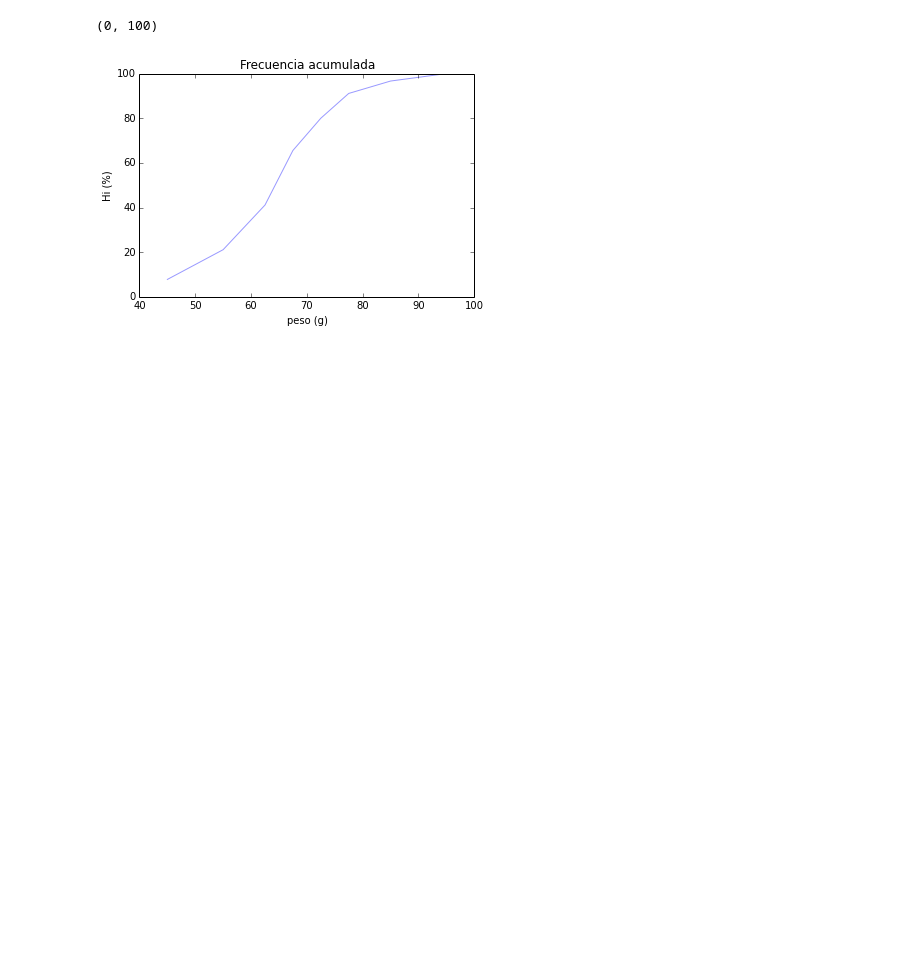
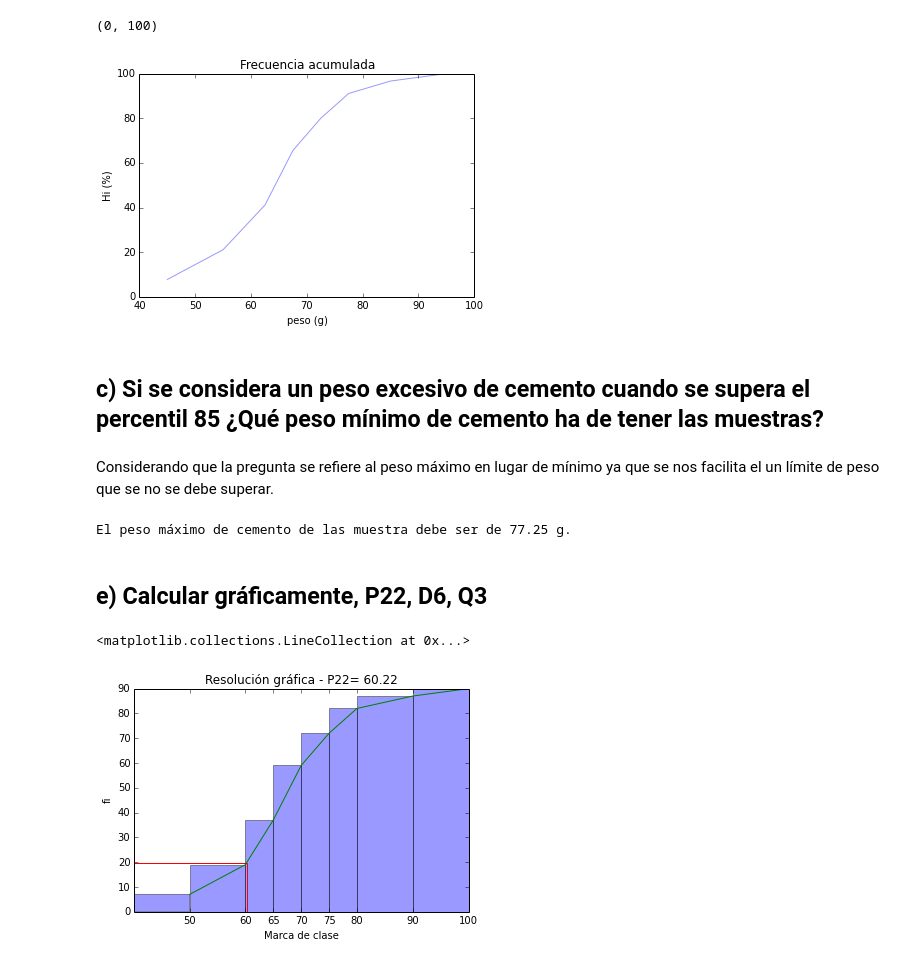
Before and after one commit to franktoffel/UA-MIMAT, a Jupyter notebook: Prob estadistica monodimensional.ipynb, the cells around one changed output. Saved outputs shown, nothing was run; the diff lists cells and outputs as text; code cells hidden in the pictures; blank space fills up the shorter version.

Commit message:
print_v
Versión para imprimir

```diff
--- a/Prob estadistica monodimensional.ipynb
+++ b/Prob estadistica monodimensional.ipynb
@@ -195,13 +195,18 @@ Intervalos de clase,	fi;
 Antes de resolver vamos a generar una función que cree la tabla generada en el problema 1. Así evitaremos reescribir código para realizar la misma operación
 # %%
 # Creamos una clase vacía que no será útil para "acumular" los resultados dentro de una variable
-class problema:
+
+class problema(object):
     pass
 
-# Creamos la función para generar la tabla de frecuencias
+# Creamos la función para generar la tabla de frecuencias.
 
-def tabla_frec(Linf,Lsup,fi):  # Crea una tabla de frecuencias a partir de datos
-    """Genera tabla de frecuencias a paritr de los intervalos de calase y frecuencias dadas"""
+# Nota: Estas funciones se pueden añadir dentro de la clase para tener métodos y una programación orientada a objetos
+# más eficiente y sencilla de mantener. Por el momento se obviará dicha posibilidad manteniéndose una programación
+# de tipo funcional.
+
+def tabla_frec(Linf,Lsup,fi):  # Función que crea una tabla de frecuencias a partir de datos
+    """Genera tabla de frecuencias a partir de los intervalos de clase y frecuencias dadas"""
     xi = (Linf+Lsup)/2 # Marca de clase
     c = Lsup-Linf # Tamaño de clase
 
@@ -708,3 +711,48 @@ plt.ylim(0,100)
 # %% [output]
 (0, 100)
 [figure]
+# %% [markdown]
+## c) Si se considera un peso excesivo de cemento  cuando se supera el percentil 85 ¿Qué peso mínimo de cemento ha de tener las muestras?
+# %% [markdown]
+Considerando que la pregunta se refiere al peso máximo en lugar de mínimo ya que se nos facilita el un límite de peso que se no se debe superar.
+# %%
+percentil = 85
+valor_p_cemento_max = PercentilAg(percentil,p6.Linf,p6.Lsup,p6.fi)
+print('El peso máximo de cemento de las muestra debe ser de '+str(round(valor_p_cemento_max,2))+ ' g.')
+# %% [output]
+El peso máximo de cemento de las muestra debe ser de 77.25 g.
+# %% [markdown]
+## e) Calcular gráficamente, P22, D6, Q3
+# %%
+p22 = 22
+valor_p22 = PercentilAg(p22,p6.Linf,p6.Lsup,p6.fi)
+
+d6 = 60
+valor_d6 = PercentilAg(d6,p6.Linf,p6.Lsup,p6.fi)
+
+q3 = 75
+valor_q3 = PercentilAg(q3,p6.Linf,p6.Lsup,p6.fi)
+
+p6.data = gendatos(p6.df['xi'],p6.fi)
+
+bins = (40,50,60,65,70,75,80,90,100)
+
+plt.hist(p6.data, bins, alpha=0.4, cumulative=True,)
+plt.title(u'Resolución gráfica - P22= ' + str(round(valor_p22,2)))
+plt.xlabel(u'Marca de clase')
+plt.ylabel(u'fi')
+plt.xticks(p6.Lsup)
+
+plt.plot(p6.Lsup,p6.df['Fi'])
+
+x_graf = valor_p22
+y_graf = np.sum(p6.fi)*p22/100
+
+# Línea horizontal
+plt.hlines(y=y_graf, xmin=40, xmax=x_graf, color='red', zorder=1)
+
+# Línea vertical
+plt.vlines(x=x_graf, ymin=0, ymax=y_graf, color='red', zorder=2)
+# %% [output]
+<matplotlib.collections.LineCollection at 0x...>
+[figure, added]
```
Also changed, not shown: parts of 47 cells of this notebook.
